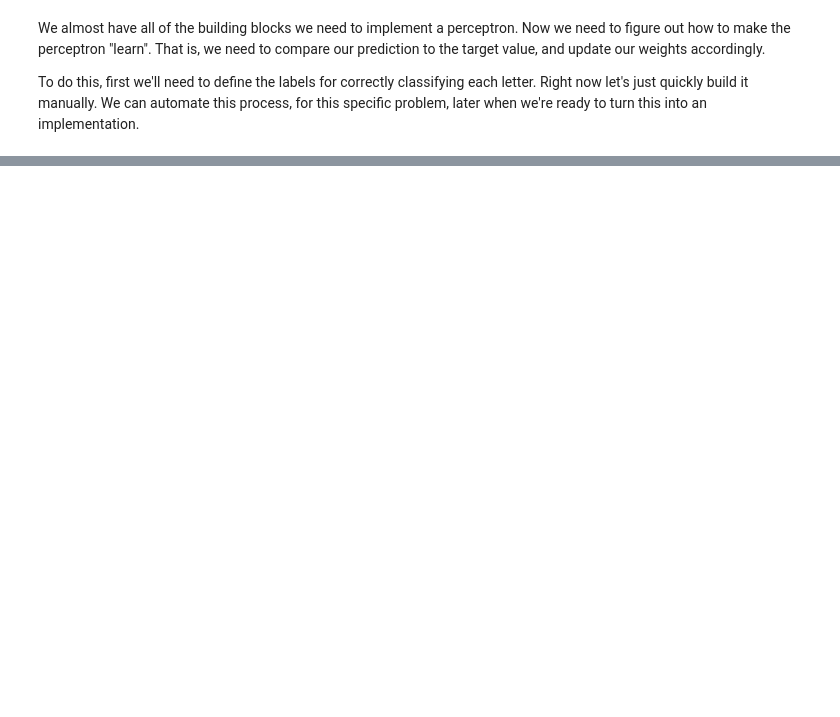
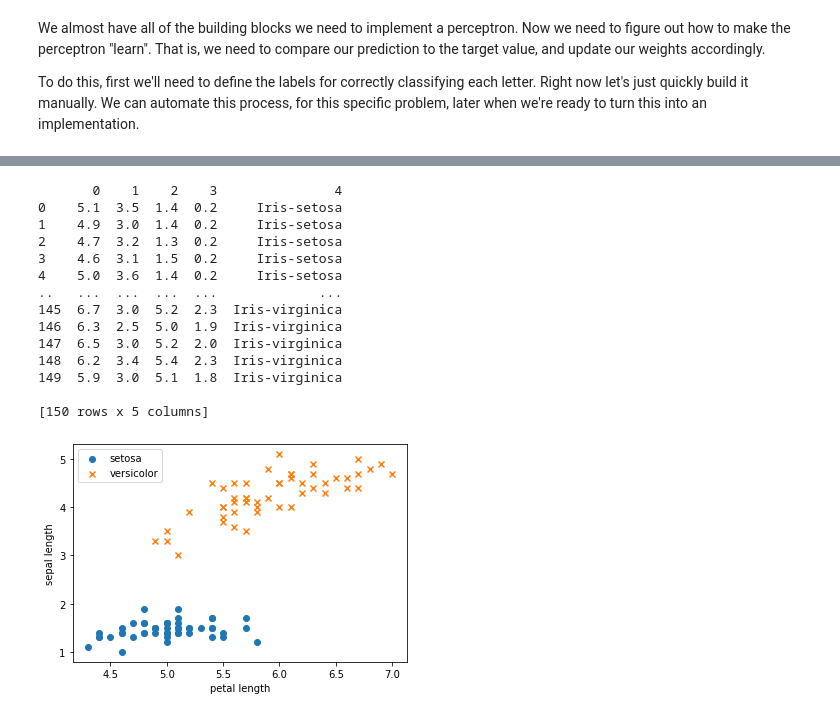
Before and after one commit to Jmchin/cpsc585, a Jupyter notebook: perceptron.ipynb, the cells around one changed output, grey strips where cells are left out. Saved outputs shown, nothing was run; the diff lists cells and outputs as text; code cells hidden in the pictures; blank space fills up the shorter version.

```diff
--- a/perceptron.ipynb
+++ b/perceptron.ipynb
@@ -273,0 +186,38 @@ old weights: [-0.16595599  0.44064899 -0.99977125 -0.39533485 -0.70648822 -0.815
+# %%
+# lets verify this perceptron algorithm works on some data we can visualize...
+import pandas as pd
+
+def load_data():
+    url = 'https://archive.ics.uci.edu/ml/machine-learning-databases/iris/iris.data'
+    data = pd.read_csv(url, header = None)
+    print(data)
+
+    data = data[:100]
+    data[4] = np.where(data.iloc[:, -1] =='Iris-setosa', 0, 1)
+    data = np.asmatrix(data, dtype = 'float64')
+    return data
+
+data = load_data()
+
+plt.scatter(np.array(data[:50,0]), np.array(data[:50,2]), marker='o', label='setosa')
+plt.scatter(np.array(data[50:,0]), np.array(data[50:,2]), marker='x', label='versicolor')
+plt.xlabel('petal length')
+plt.ylabel('sepal length')
+plt.legend()
+plt.show()
+# %% [output]
+       0    1    2    3               4
+0    5.1  3.5  1.4  0.2     Iris-setosa
+1    4.9  3.0  1.4  0.2     Iris-setosa
+2    4.7  3.2  1.3  0.2     Iris-setosa
+3    4.6  3.1  1.5  0.2     Iris-setosa
+4    5.0  3.6  1.4  0.2     Iris-setosa
+..   ...  ...  ...  ...             ...
+145  6.7  3.0  5.2  2.3  Iris-virginica
+146  6.3  2.5  5.0  1.9  Iris-virginica
+147  6.5  3.0  5.2  2.0  Iris-virginica
+148  6.2  3.4  5.4  2.3  Iris-virginica
+149  5.9  3.0  5.1  1.8  Iris-virginica
+
+[150 rows x 5 columns]
+[figure, added]
```
Also changed, not shown: parts of 8 cells of this notebook.
